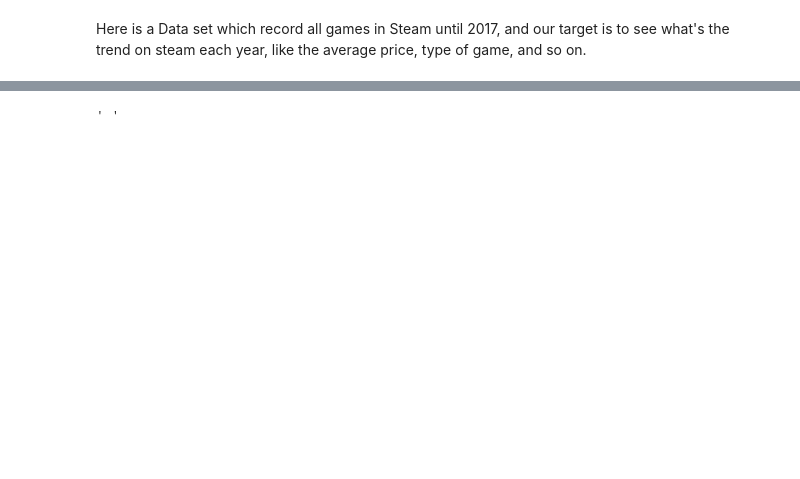
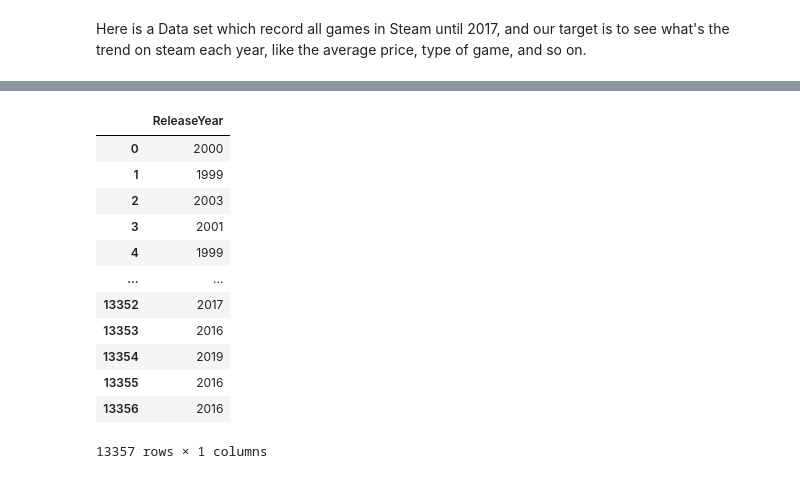
Before and after one commit to DekuWang/BoZhang.github.io, a Jupyter notebook: Steam Analysis.ipynb, the cells around one changed output, grey strips where cells are left out. Cells and saved outputs as stored; diff of their text form; code cells hidden in the pictures; blank space fills up the shorter version.

```diff
--- a/Steam Analysis.ipynb
+++ b/Steam Analysis.ipynb
@@ -26,5 +57,20 @@ Index(['QueryID', 'ResponseID', 'QueryName', 'ResponseName', 'ReleaseDate',
       dtype='object')
-# %%
-df.ReleaseDate.min()
-# %% [output]
-' '
+# %%
+Genrel_df = df[["QueryName", 'ReleaseYear', 'GenreIsNonGame','GenreIsIndie', 'GenreIsAction', 'GenreIsAdventure', 'GenreIsCasual', 'GenreIsStrategy', 'GenreIsRPG', 'GenreIsSimulation',
+       'GenreIsEarlyAccess', 'GenreIsFreeToPlay', 'GenreIsSports',
+       'GenreIsRacing', 'GenreIsMassivelyMultiplayer']]
+Genrel_df[["ReleaseYear"]]
+# %% [output]
+|  | ReleaseYear |
+| 0 | 2000 |
+| 1 | 1999 |
+| 2 | 2003 |
+| 3 | 2001 |
+| 4 | 1999 |
+| ... | ... |
+| 13352 | 2017 |
+| 13353 | 2016 |
+| 13354 | 2019 |
+| 13355 | 2016 |
+| 13356 | 2016 |
+13357 rows × 1 columns
```
Also changed, not shown: parts of 13 cells of this notebook.
